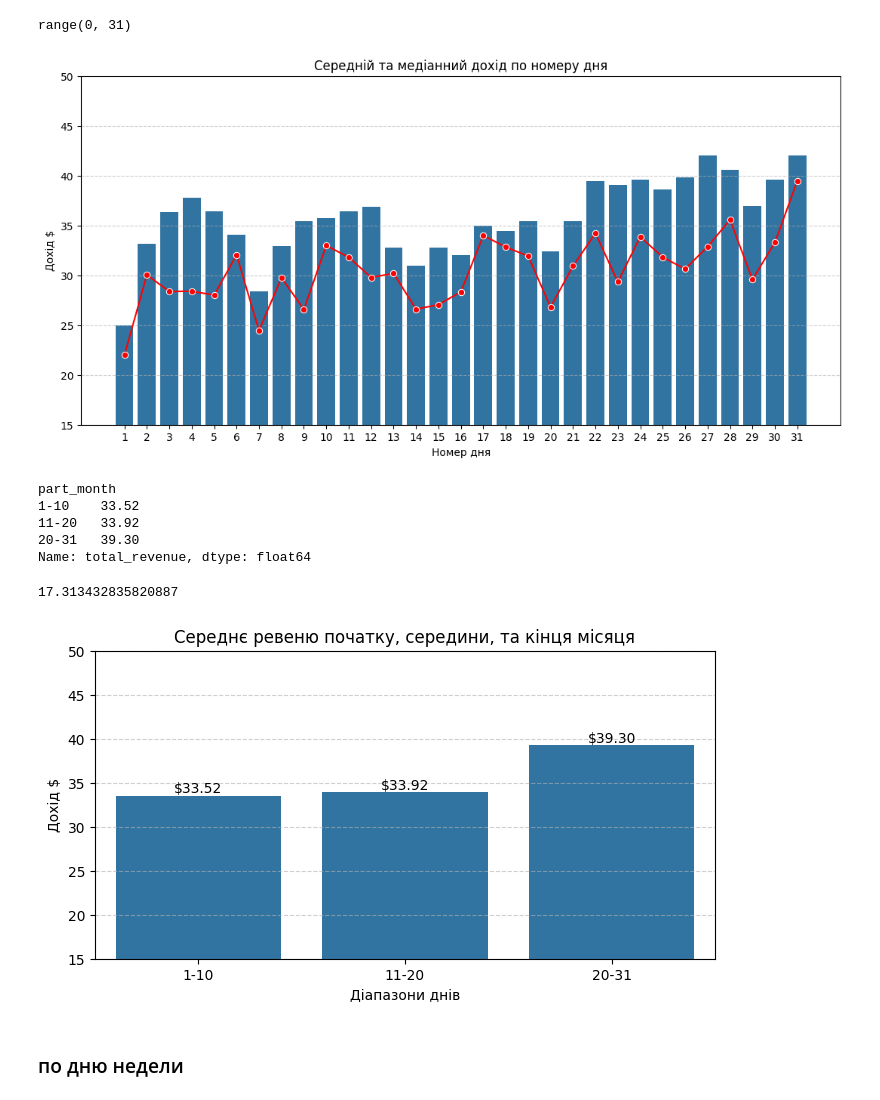
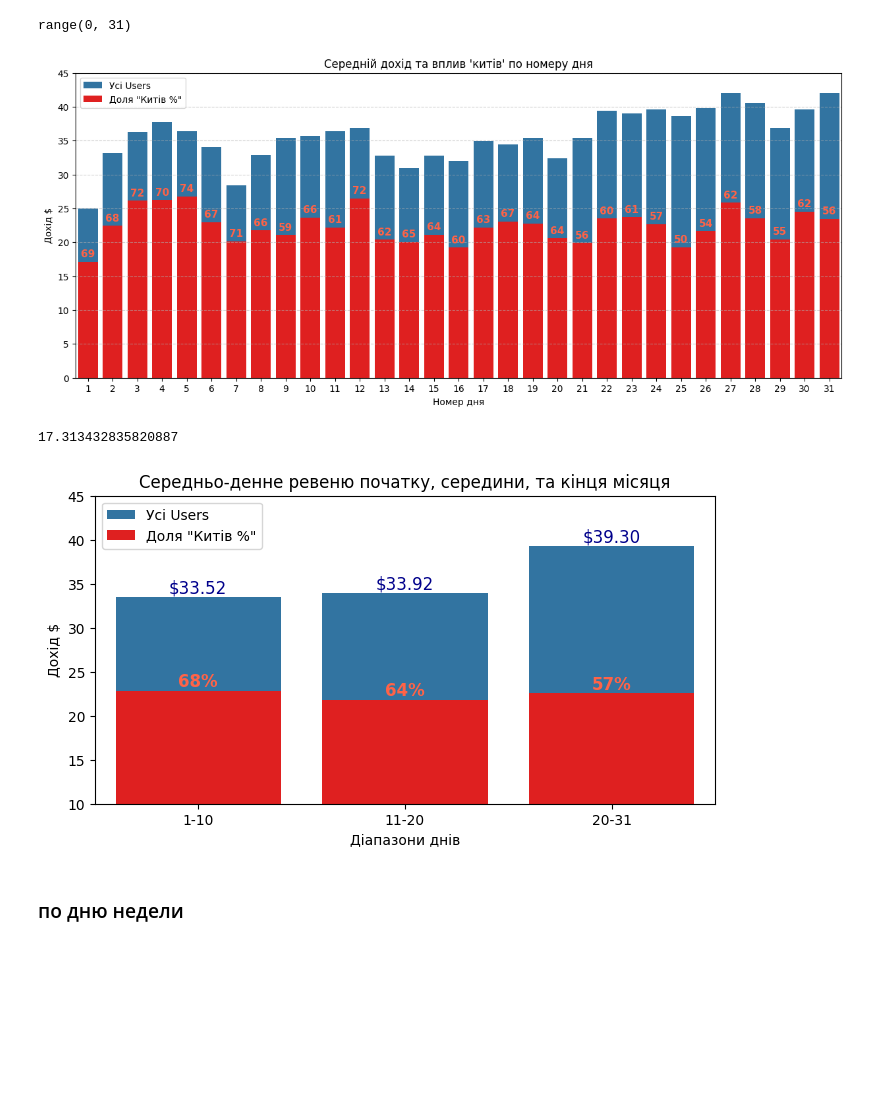
Before and after one commit to Chocopie-DA/db_analysis_sql_sweetylove, a Jupyter notebook: 03_notebooks/EDA.ipynb, the cells around one changed output. Saved outputs shown, nothing was run; the diff lists cells and outputs as text; code cells hidden in the pictures; blank space fills up the shorter version.

Commit message:
Edit some charts

```diff
--- a/03_notebooks/EDA.ipynb
+++ b/03_notebooks/EDA.ipynb
@@ -924,0 +963,6 @@ by_num_day = daily.groupby('num_day')["total_revenue"]\
+# %%
+daily_whales['num_day'] = daily_whales['time_utc'].dt.day
+# %%
+by_num_day_whales = daily_whales.groupby('num_day')["total_revenue"]\
+                               .agg(['sum', 'mean', 'median', 'std', 'min', 'max']) \
+                               .reset_index().rename(columns={'time_utc':'num_day'})
@@ -925,3 +971,9 @@ by_num_day = daily.groupby('num_day')["total_revenue"]\
+# %%
+by_num_day_whales = by_num_day_whales.merge(by_num_day[['num_day', 'mean']].rename(columns={'mean':'full_mean'}),
+                                on ='num_day',
+                                how ='left')
+# %%
+by_num_day_whales["whale_share"] = by_num_day_whales['mean'] / by_num_day_whales['full_mean'] * 100
 # %%
 by_num_day
 # %% [output]
@@ -963,31 +1015,32 @@ range(len(daily['num_day'].unique()))
 # %% [output]
 range(0, 31)
 # %%
-fig, ax = plt.subplots(figsize=(13, 6))
+fig, ax = plt.subplots(figsize=(15, 6))
 
 sns.barplot(daily,
             x='num_day',
             y='total_revenue',
             errorbar=None,
             ax=ax,)
 
-sns.lineplot(by_num_day,
-             x= by_num_day['num_day'] - 1,
-             y='median',
-             marker='o',
+sns.barplot(by_num_day_whales,
+             x= 'num_day',
+             y='mean',
              color='red',
              errorbar=None,
              ax=ax)
 
+ax.bar_label(ax.containers[1], fmt="$%.0f", color='tomato', fontsize=11, padding=3, fontweight='bold',
+             labels=[f"{share:.0f}" for share in by_num_day_whales['whale_share']])
+
 plt.grid(axis='y', linestyle='--', alpha=0.6)
-ax.set_title("Середній та медіанний дохід по номеру дня")
+ax.set_title("Середній дохід та вплив 'китів' по номеру дня")
 plt.ylabel("Дохід $")
 plt.xlabel("Номер дня")
-ax.set_ylim(15, 50)
+ax.set_ylim(0, 45)
 
-
-
+ax.legend(['Усі Users', 'Доля "Китів %"'])
 
 avg_rvn_by_num_day = fig
 # %% [output]
-[figure, old version]
+[figure, new version]
@@ -998,9 +1057,3 @@ daily['part_month'] = pd.cut(daily['num_day'],
 # %%
 #середнє ревеню по частинам місяця
-daily.groupby('part_month')['total_revenue'].mean()
+pm_avg = daily.groupby('part_month')['total_revenue'].mean().reset_index()
-# %% [output]
-part_month
-1-10    33.52
-11-20   33.92
-20-31   39.30
-Name: total_revenue, dtype: float64
@@ -1018,16 +1076,28 @@ sns.barplot(daily,
             errorbar=None,
             ax=ax,)
 
-plt.grid(axis='y', linestyle='--', alpha=0.6)
-ax.set_title("Середнє ревеню початку, середини, та кінця місяця")
+sns.barplot(daily_whales,
+            x='part_month',
+            y='total_revenue',
+            color='red',
+            errorbar=None,
+            ax=ax,)
+
+
+ax.set_title("Середньо-денне ревеню початку, середини, та кінця місяця")
 plt.ylabel("Дохід $")
 plt.xlabel("Діапазони днів")
-ax.set_ylim(15, 50)
-ax.bar_label(ax.containers[0], fmt='$%.2f')
+ax.set_ylim(10, 45)
+
+ax.bar_label(ax.containers[0], fmt='$%.2f', color='darkblue', fontsize=12)
+ax.bar_label(ax.containers[1], fmt='$%.2f', color='tomato', fontsize=12, fontweight='bold',
+            labels=[f"{el:.0f}%" for el in pm_share])
+
+ax.legend(['Усі Users', 'Доля "Китів %"'])
 
 avg_rvn_by_part_month = fig
 # %% [output]
-[figure, old version]
+[figure, new version]
 # %% [markdown]
 ### по дню недели
 # %%
```
Also changed, not shown: parts of 39 cells of this notebook.
